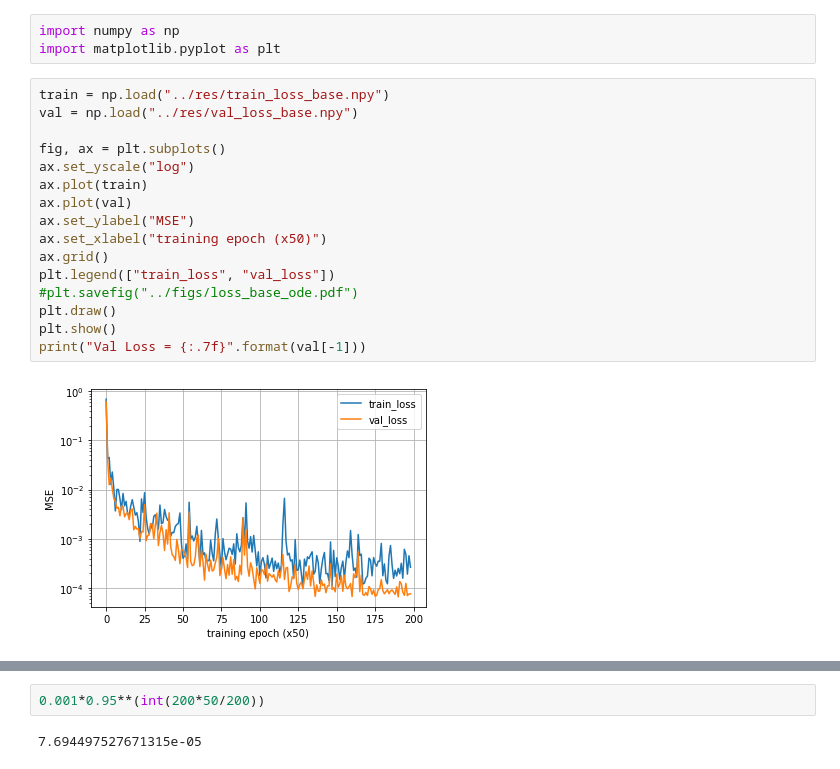
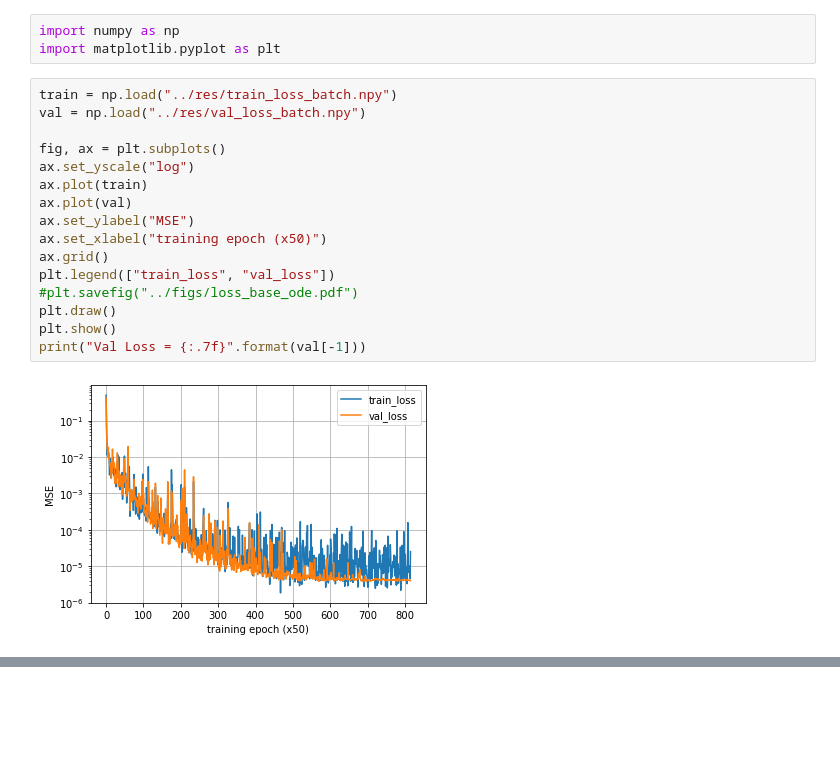
Before and after one commit to FeiGSSS/Control, a Jupyter notebook: notebooks/plot_loss.ipynb, the cells around one changed output, grey strips where cells are left out. Saved outputs shown, nothing was run; the diff lists cells and outputs as text; blank space fills up the shorter version.

```diff
--- a/notebooks/plot_loss.ipynb
+++ b/notebooks/plot_loss.ipynb
@@ -2,20 +2,20 @@
 import numpy as np
 import matplotlib.pyplot as plt
 # %%
-train = np.load("../res/train_loss_base.npy")
-val = np.load("../res/val_loss_base.npy")
+train = np.load("../res/train_loss_batch.npy")
+val = np.load("../res/val_loss_batch.npy")
 
 fig, ax = plt.subplots()
 ax.set_yscale("log")
 ax.plot(train)
 ax.plot(val)
 ax.set_ylabel("MSE")
 ax.set_xlabel("training epoch (x50)")
 ax.grid()
 plt.legend(["train_loss", "val_loss"])
 #plt.savefig("../figs/loss_base_ode.pdf")
 plt.draw()
 plt.show()
 print("Val Loss = {:.7f}".format(val[-1]))
 # %% [output]
-[figure, old version]
+[figure, new version]
@@ -23,4 +22,0 @@ Val Loss = 0.0000765
-# %%
-0.001*0.95**(int(200*50/200))
-# %% [output]
-7.694497527671315e-05
```
Also changed, not shown: parts of 1 cell of this notebook, 10 other files.
